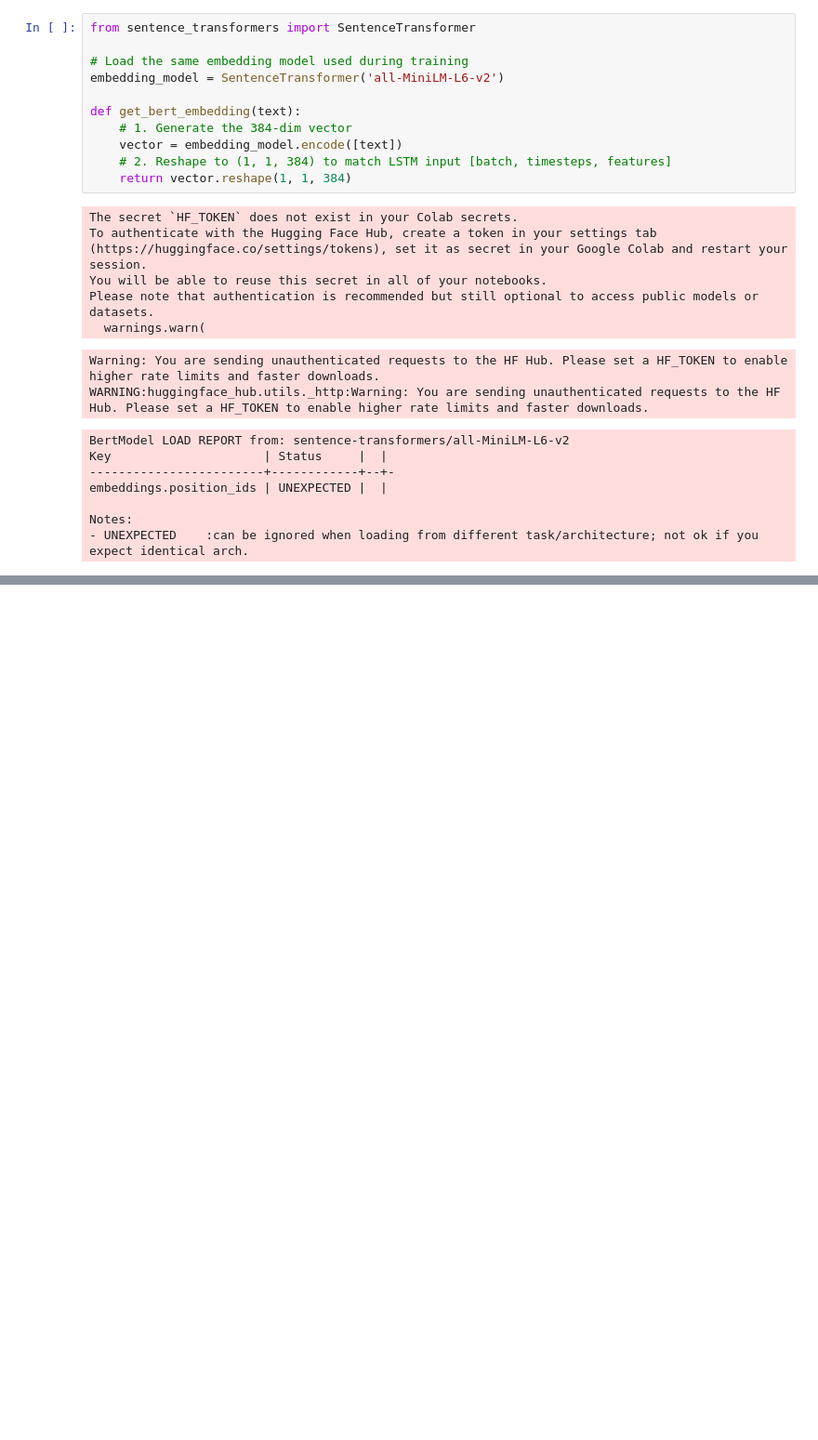
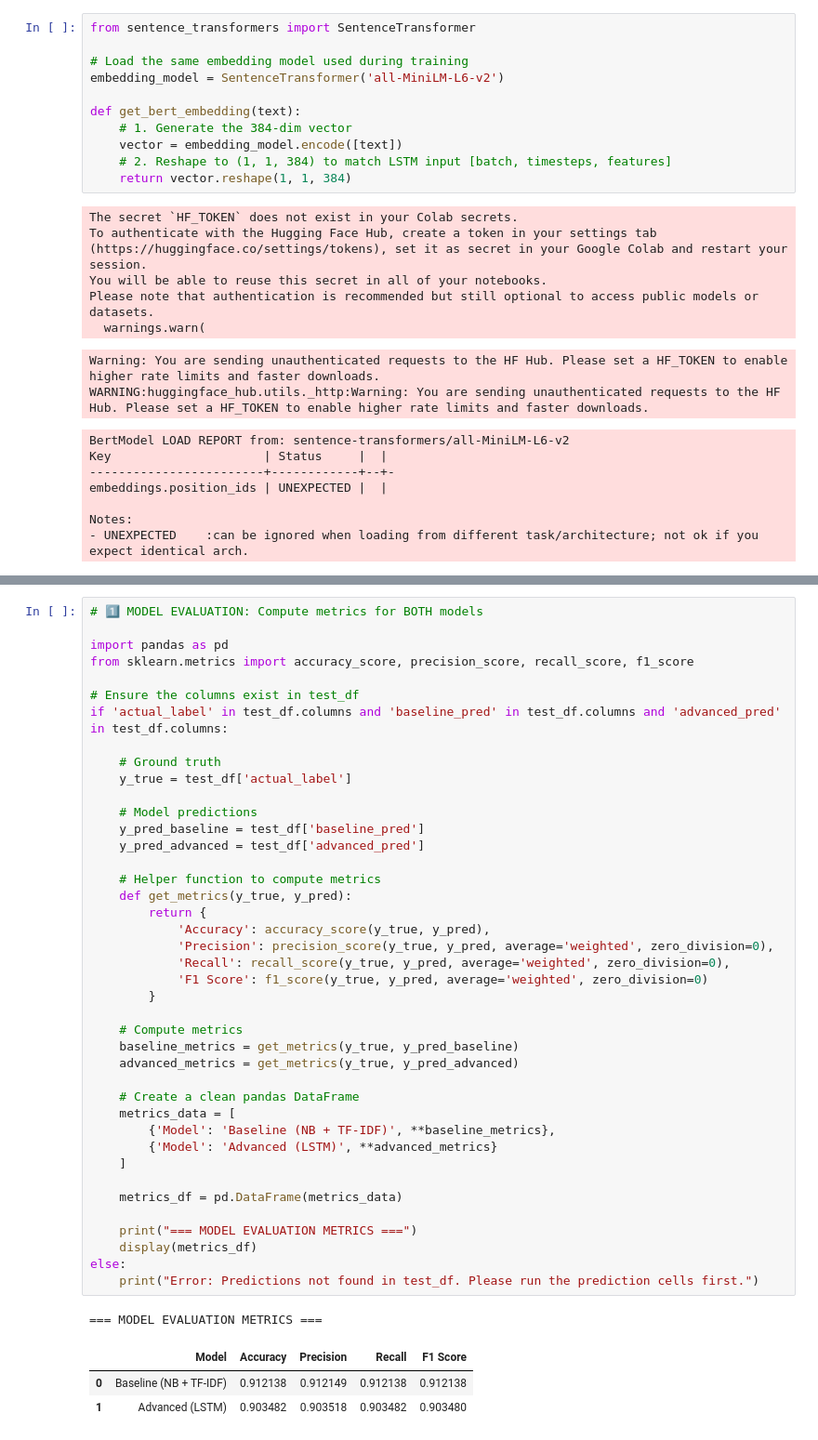
Before and after one commit to rahmamohax/SmartReviewAnalyzer, a Jupyter notebook: notebooks/06_insights.ipynb, the cells around one changed output, grey strips where cells are left out. Shown at 93% size. Cells and saved outputs as stored; diff of their text form; blank space fills up the shorter version.

```diff
--- a/notebooks/06_insights.ipynb
+++ b/notebooks/06_insights.ipynb
@@ -553,0 +559,46 @@ True Sentiment: Positive
+# %%
+# 1️⃣ MODEL EVALUATION: Compute metrics for BOTH models
+
+import pandas as pd
+from sklearn.metrics import accuracy_score, precision_score, recall_score, f1_score
+
+# Ensure the columns exist in test_df
+if 'actual_label' in test_df.columns and 'baseline_pred' in test_df.columns and 'advanced_pred' in test_df.columns:
+
+    # Ground truth
+    y_true = test_df['actual_label']
+
+    # Model predictions
+    y_pred_baseline = test_df['baseline_pred']
+    y_pred_advanced = test_df['advanced_pred']
+
+    # Helper function to compute metrics
+    def get_metrics(y_true, y_pred):
+        return {
+            'Accuracy': accuracy_score(y_true, y_pred),
+            'Precision': precision_score(y_true, y_pred, average='weighted', zero_division=0),
+            'Recall': recall_score(y_true, y_pred, average='weighted', zero_division=0),
+            'F1 Score': f1_score(y_true, y_pred, average='weighted', zero_division=0)
+        }
+
+    # Compute metrics
+    baseline_metrics = get_metrics(y_true, y_pred_baseline)
+    advanced_metrics = get_metrics(y_true, y_pred_advanced)
+
+    # Create a clean pandas DataFrame
+    metrics_data = [
+        {'Model': 'Baseline (NB + TF-IDF)', **baseline_metrics},
+        {'Model': 'Advanced (LSTM)', **advanced_metrics}
+    ]
+
+    metrics_df = pd.DataFrame(metrics_data)
+
+    print("=== MODEL EVALUATION METRICS ===")
+    display(metrics_df)
+else:
+    print("Error: Predictions not found in test_df. Please run the prediction cells first.")
+# %% [output]
+=== MODEL EVALUATION METRICS ===
+|  | Model | Accuracy | Precision | Recall | F1 Score |
+| 0 | Baseline (NB + TF-IDF) | 0.912138 | 0.912149 | 0.912138 | 0.912138 |
+| 1 | Advanced (LSTM) | 0.903482 | 0.903518 | 0.903482 | 0.903480 |
```
Also changed, not shown: parts of 7 cells of this notebook.
